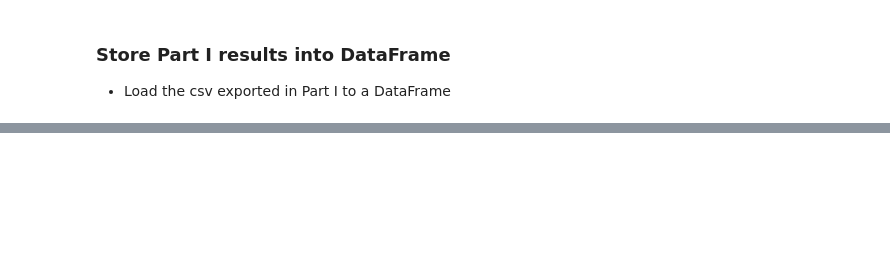
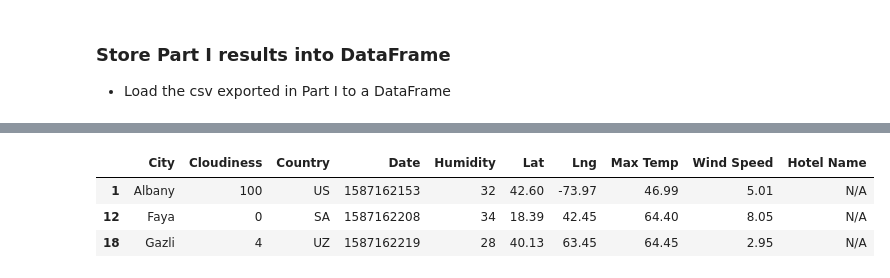
Before and after one commit to Silveris/Api_Python_Fonorow_challenge, a Jupyter notebook: VacationPy.ipynb, the cells around one changed output, grey strips where cells are left out. Cells and saved outputs as stored; diff of their text form; code cells hidden in the pictures; blank space fills up the shorter version.

```diff
--- a/VacationPy.ipynb
+++ b/VacationPy.ipynb
@@ -39,0 +62,36 @@ ModuleNotFoundError: No module named 'api_keys'
+# %%
+df_trimed = df_base.loc[(df_base['Max Temp'] <= 65) & (df_base['Max Temp'] >= 45) & (df_base['Humidity'] <= 40)].reset_index(drop=True).copy()
+# %%
+hotel_df = df_trimed.copy()
+hotel_df['Hotel Name'] = ''
+hotel_names = []
+# %%
+for i, row in hotel_df.iterrows():
+
+    # geocoordinates
+    target_coordinates = str(row['Lat']) + ',' +  str(row['Lng'])
+    target_search = "Hotel"
+    target_radius = 5000
+    target_type = "lodging"
+
+    # set up a parameters dictionary
+    params = {
+        "location": target_coordinates,
+        "keyword": target_search,
+        "radius": target_radius,
+        "type": target_type,
+        "key": g_key
+    }
+    # base url
+    base_url = "https://maps.googleapis.com/maps/api/place/nearbysearch/json"
+
+    # run a request using our params dictionary
+    response = requests.get(base_url, params=params)
+    tempor = response.json()
+    try:
+        hotel_names.append(tempor['results'][0]['name'])
+        print(tempor['results'][0]['name'])
+    except (KeyError, IndexError):
+        print("Could not find Hotel")
+        hotel_names.append('N/A')
+print(hotel_names)
@@ -39,0 +116,9 @@ ModuleNotFoundError: No module named 'api_keys'
+# %%
+hotel_df['Hotel Name'] = hotel_names
+# %%
+hotel_df.loc[hotel_df['Hotel Name'] == 'N/A']
+# %% [output]
+|  | City | Cloudiness | Country | Date | Humidity | Lat | Lng | Max Temp | Wind Speed | Hotel Name |
+| 1 | Albany | 100 | US | 1587162153 | 32 | 42.60 | -73.97 | 46.99 | 5.01 | N/A |
+| 12 | Faya | 0 | SA | 1587162208 | 34 | 18.39 | 42.45 | 64.40 | 8.05 | N/A |
+| 18 | Gazli | 4 | UZ | 1587162219 | 28 | 40.13 | 63.45 | 64.45 | 2.95 | N/A |
```
Also changed, not shown: parts of 16 cells of this notebook, 6 other files.
